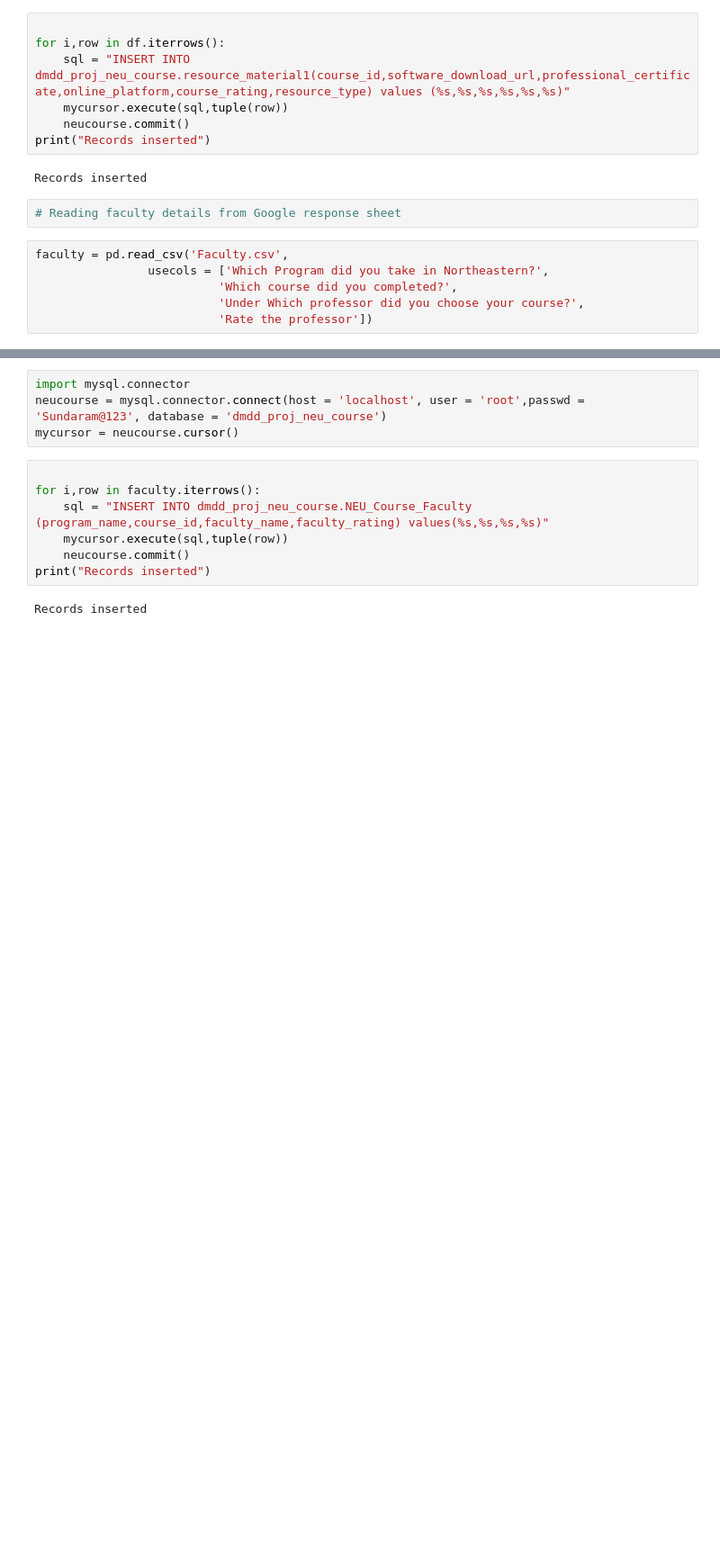
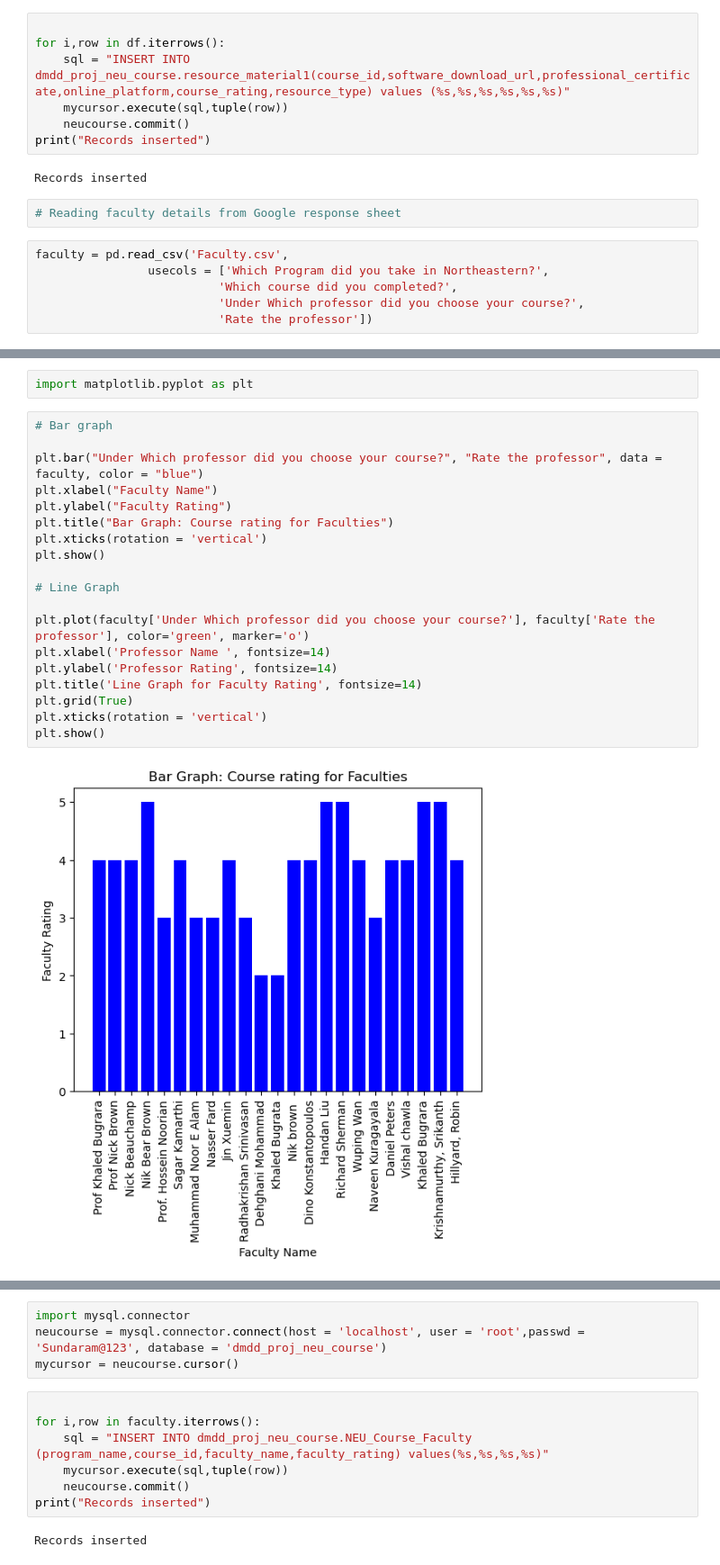
Before and after one commit to ishikaNEU/Northeastern-Course-Repository, a Jupyter notebook: Assignment_3_WebScrape/Jupyter Notebook/Final_webscraper_dmdd.ipynb, the cells around one changed output, grey strips where cells are left out. Shown at 90% size. Drawn from its saved outputs; the diff is of its cells as text; blank space fills up the shorter version.

```diff
--- a/Assignment_3_WebScrape/Jupyter Notebook/Final_webscraper_dmdd.ipynb
+++ b/Assignment_3_WebScrape/Jupyter Notebook/Final_webscraper_dmdd.ipynb
@@ -196,3 +220,26 @@ faculty.head ()
 | 2 | Data Analytics Engineering | DAMG 7350 | Nick Beauchamp | 4 |
 | 3 | Information Systems | INFO 6105 | Nik Bear Brown | 5 |
 | 4 | Software Engineering Systems | CSYE 6305 | Prof. Hossein Noorian | 3 |
+# %%
+import matplotlib.pyplot as plt
+# %%
+# Bar graph
+
+plt.bar("Under Which professor did you choose your course?", "Rate the professor", data = faculty, color = "blue")
+plt.xlabel("Faculty Name")
+plt.ylabel("Faculty Rating")
+plt.title("Bar Graph: Course rating for Faculties")
+plt.xticks(rotation = 'vertical')
+plt.show()
+
+# Line Graph
+
+plt.plot(faculty['Under Which professor did you choose your course?'], faculty['Rate the professor'], color='green', marker='o')
+plt.xlabel('Professor Name ', fontsize=14)
+plt.ylabel('Professor Rating', fontsize=14)
+plt.title('Line Graph for Faculty Rating', fontsize=14)
+plt.grid(True)
+plt.xticks(rotation = 'vertical')
+plt.show()
+# %% [output]
+[figure, added]
```
Also changed, not shown: parts of 3 cells of this notebook, 1 other file.
